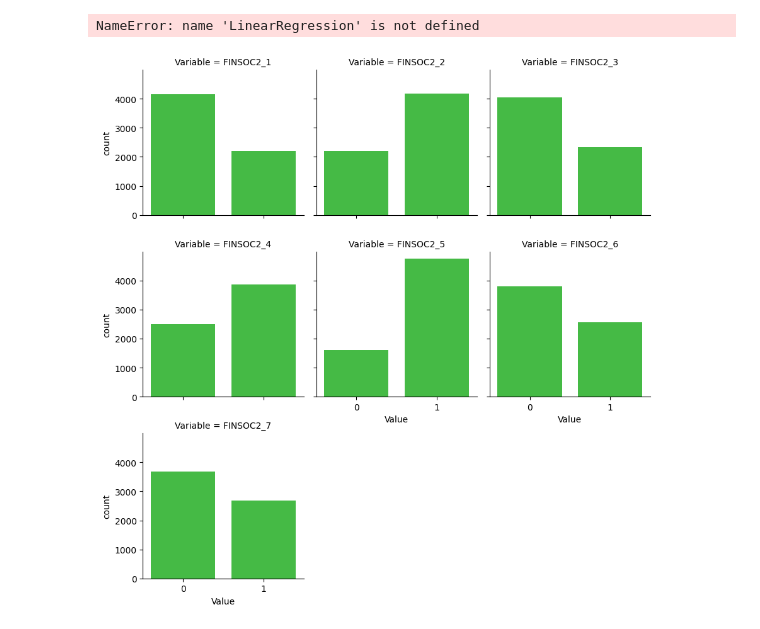
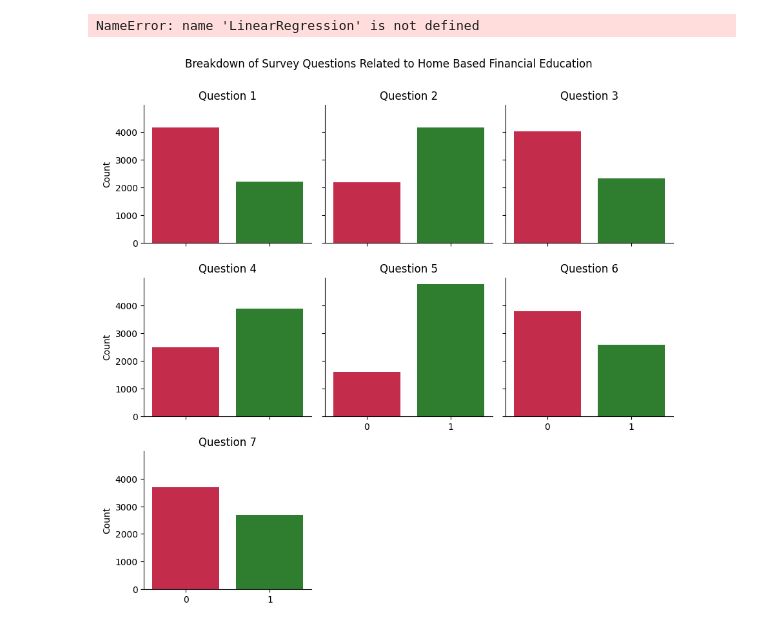
Before and after one commit to williamreid2020/4301, a Jupyter notebook: NFWB.ipynb, the cells around one changed output. Drawn from its saved outputs; the diff is of its cells as text; code cells hidden in the pictures.

Commit message:
Added graphs

```diff
--- a/NFWB.ipynb
+++ b/NFWB.ipynb
@@ -338,34 +338,47 @@ print("r2 socre is" ,score)
 # %%
 # New Hypthesis
 finsoc = ["FINSOC2_1",	"FINSOC2_2", "FINSOC2_3", "FINSOC2_4", "FINSOC2_5", "FINSOC2_6","FINSOC2_7"]
 newVars = NFW[finsoc]
 
 #remove -1s
 newVars = newVars[newVars.FINSOC2_1 != -1]
 newVars = newVars[newVars.FINSOC2_2 != -1]
 newVars = newVars[newVars.FINSOC2_3 != -1]
 newVars = newVars[newVars.FINSOC2_4 != -1]
 newVars = newVars[newVars.FINSOC2_5 != -1]
 newVars = newVars[newVars.FINSOC2_6 != -1]
 newVars = newVars[newVars.FINSOC2_7 != -1]
 
-
+finsocTitles = ["Question 1", "Question 2", "Question 3", "Question 4", "Question 5", "Question 6", "Question 7"]
 
 
 newVars.head
 
 #sns.countplot(data=NFW,x=finsoc, order=finsoc)
 #for column in newVars:
    # plt.figure()
     #sns.countplot(x=column, data = NFW)
 
-custom_colors = ["darkorange", "limegreen"]
+custom_colors = ["crimson", "forestgreen"]
 
 newVars_melted = newVars.melt(var_name='Variable', value_name ='Value')
 
-g = sns.FacetGrid(newVars_melted, col = "Variable", col_wrap=3, palette =custom_colors)
+g = sns.FacetGrid(newVars_melted, col = "Variable", col_wrap=3)
 
-g.map(sns.countplot, "Value", color = "limegreen")
+g.map(sns.countplot, "Value", palette =custom_colors)
+
+g.add_legend()
+g.set_titles("{col_name}")
+g.set_xlabels("")
+g.set_ylabels("Count")
+plt.subplots_adjust(top=0.9)
+g.fig.suptitle("Breakdown of Survey Questions Related to Home Based Financial Education")
+
+axes = g.axes.flatten()
+for i in range(7):
+
+    axes[i].set_title("Question "+str(i+1))
+g.add_legend()
 plt.show()
 # %% [output]
-[figure, old version]
+[figure, new version]
```
